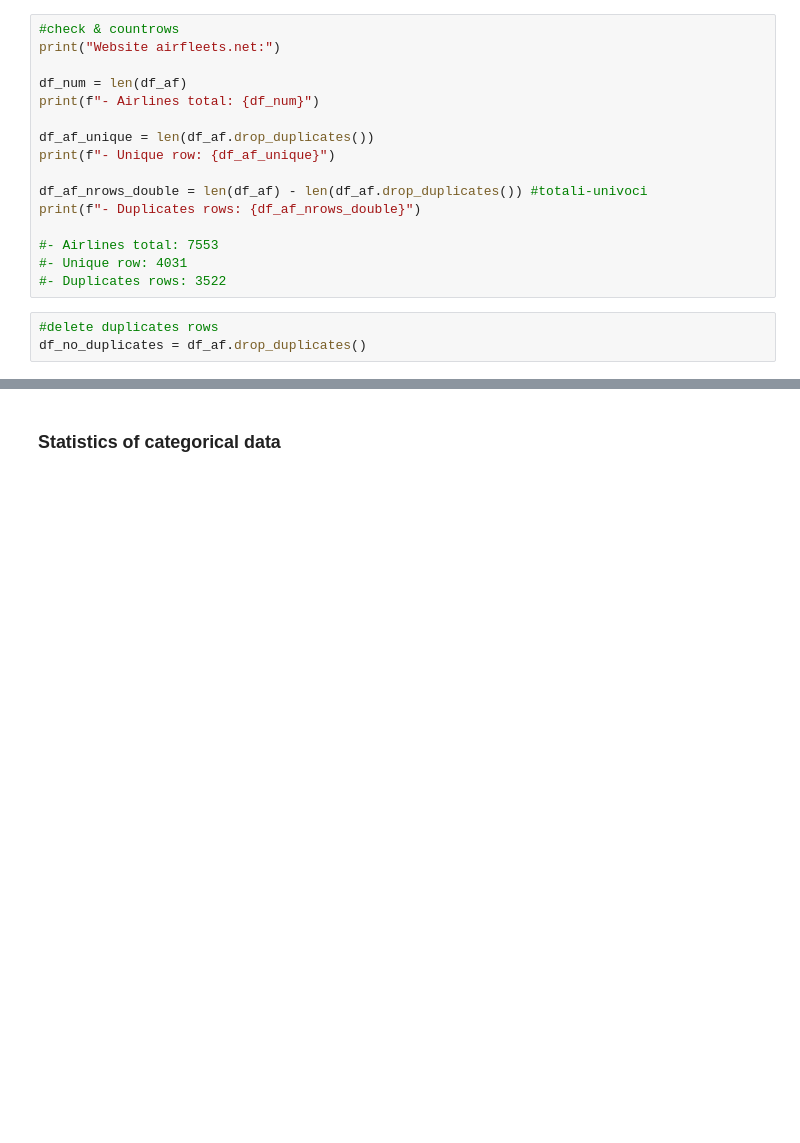
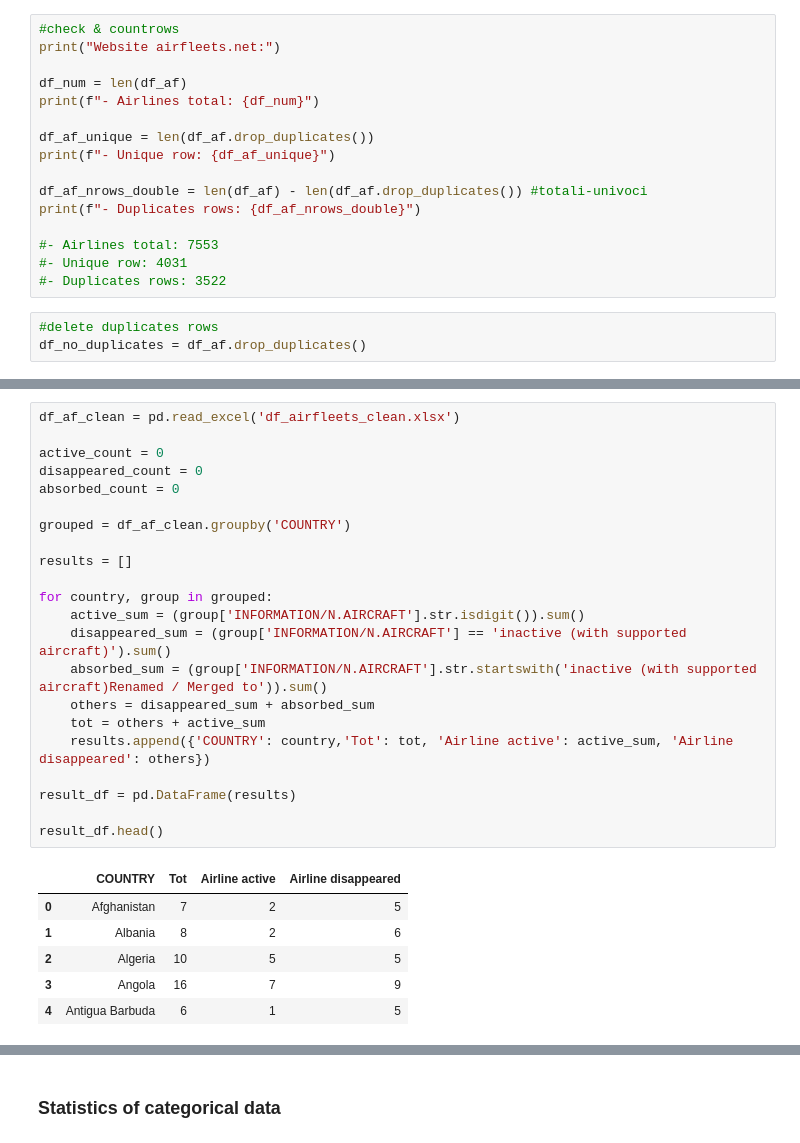
Before and after one commit to Laura1385/projectaircraft_api, a Jupyter notebook: main_API.ipynb, the cells around one changed output, grey strips where cells are left out. Saved outputs shown, nothing was run; the diff lists cells and outputs as text; blank space fills up the shorter version.

```diff
--- a/main_API.ipynb
+++ b/main_API.ipynb
@@ -695,0 +478,29 @@ plt.show()
+# %%
+df_af_clean = pd.read_excel('df_airfleets_clean.xlsx')
+
+active_count = 0
+disappeared_count = 0
+absorbed_count = 0
+
+grouped = df_af_clean.groupby('COUNTRY')
+
+results = []
+
+for country, group in grouped:
+    active_sum = (group['INFORMATION/N.AIRCRAFT'].str.isdigit()).sum()
+    disappeared_sum = (group['INFORMATION/N.AIRCRAFT'] == 'inactive (with supported aircraft)').sum()
+    absorbed_sum = (group['INFORMATION/N.AIRCRAFT'].str.startswith('inactive (with supported aircraft)Renamed / Merged to')).sum()
+    others = disappeared_sum + absorbed_sum
+    tot = others + active_sum
+    results.append({'COUNTRY': country,'Tot': tot, 'Airline active': active_sum, 'Airline disappeared': others})
+
+result_df = pd.DataFrame(results)
+
+result_df.head()
+# %% [output]
+|  | COUNTRY | Tot | Airline active | Airline disappeared |
+| 0 | Afghanistan | 7 | 2 | 5 |
+| 1 | Albania | 8 | 2 | 6 |
+| 2 | Algeria | 10 | 5 | 5 |
+| 3 | Angola | 16 | 7 | 9 |
+| 4 | Antigua Barbuda | 6 | 1 | 5 |
```
Also changed, not shown: parts of 46 cells of this notebook.
